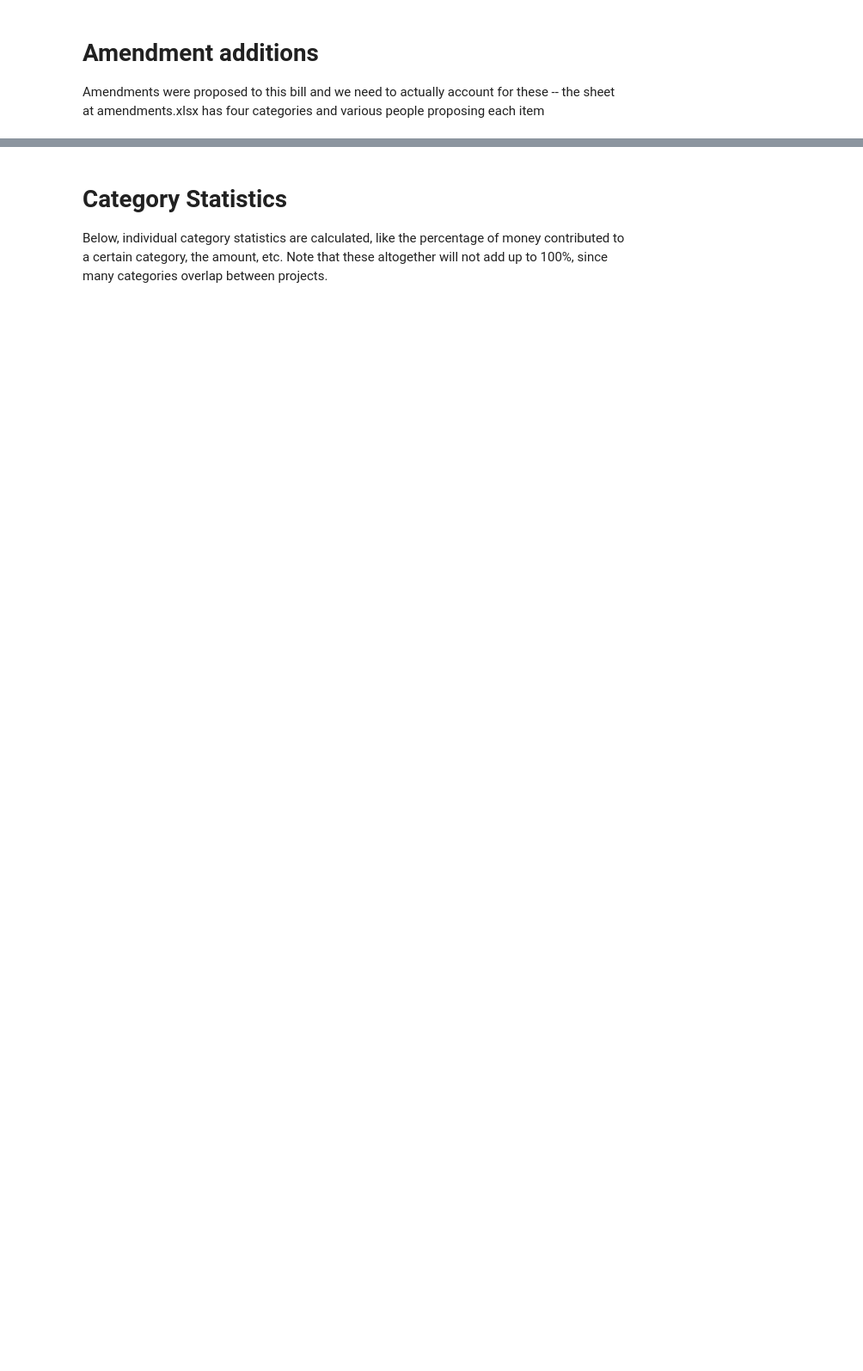
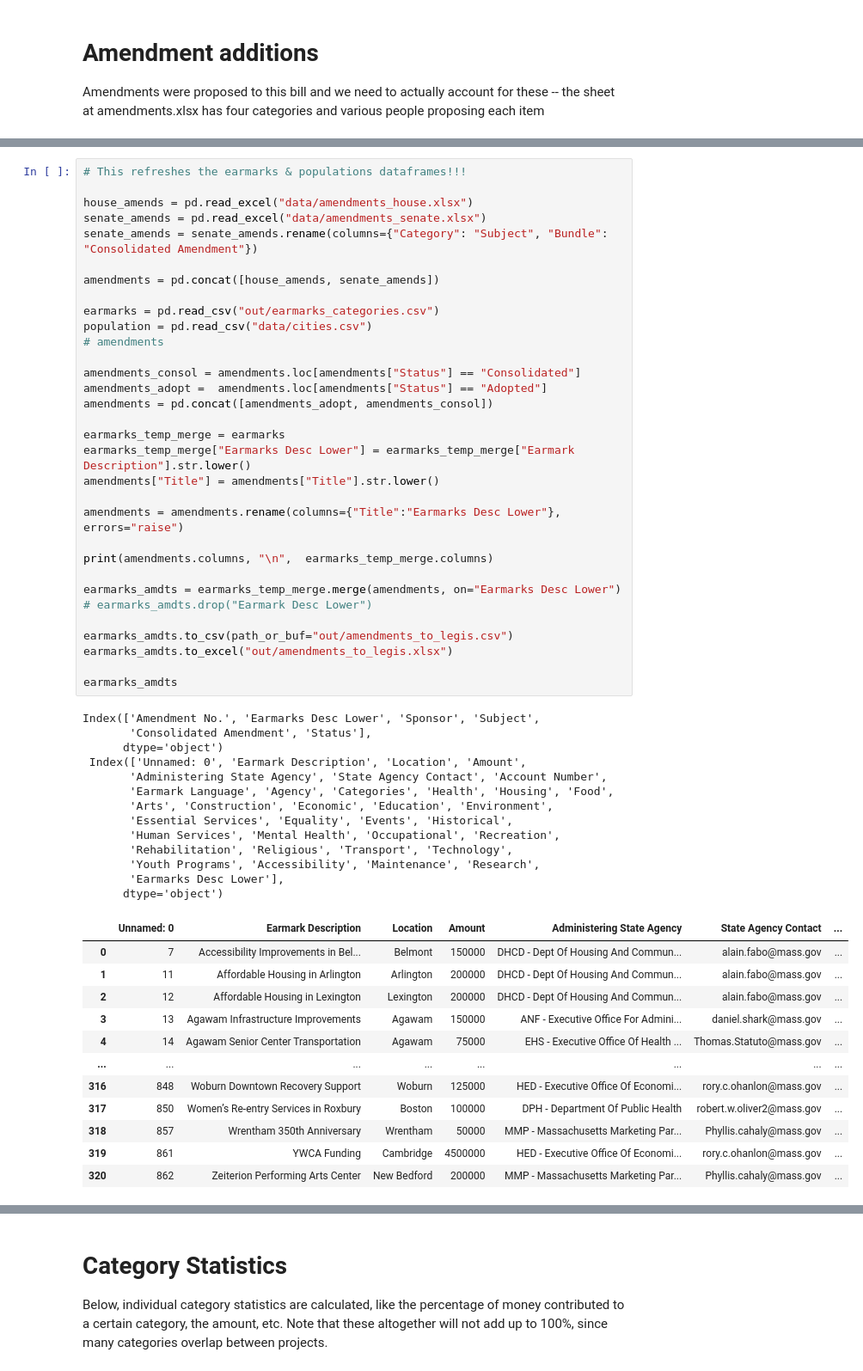
Before and after one commit to specificlanguage/gbh_earmarks, a Jupyter notebook: earmark_analysis.ipynb, the cells around one changed output, grey strips where cells are left out. Shown: that part at 86% size. Saved outputs shown, nothing was run; the diff lists cells and outputs as text; blank space fills up the shorter version.

```diff
--- a/earmark_analysis.ipynb
+++ b/earmark_analysis.ipynb
@@ -359,0 +331,58 @@ earmarks.merge(amendment_proposers, on="Earmark Description")
+# %%
+# This refreshes the earmarks & populations dataframes!!!
+
+house_amends = pd.read_excel("data/amendments_house.xlsx")
+senate_amends = pd.read_excel("data/amendments_senate.xlsx")
+senate_amends = senate_amends.rename(columns={"Category": "Subject", "Bundle": "Consolidated Amendment"})
+
+amendments = pd.concat([house_amends, senate_amends])
+
+earmarks = pd.read_csv("out/earmarks_categories.csv")
+population = pd.read_csv("data/cities.csv")
+# amendments
+
+amendments_consol = amendments.loc[amendments["Status"] == "Consolidated"]
+amendments_adopt =  amendments.loc[amendments["Status"] == "Adopted"]
+amendments = pd.concat([amendments_adopt, amendments_consol])
+
+earmarks_temp_merge = earmarks
+earmarks_temp_merge["Earmarks Desc Lower"] = earmarks_temp_merge["Earmark Description"].str.lower()
+amendments["Title"] = amendments["Title"].str.lower()
+
+amendments = amendments.rename(columns={"Title":"Earmarks Desc Lower"}, errors="raise")
+
+print(amendments.columns, "\n",  earmarks_temp_merge.columns)
+
+earmarks_amdts = earmarks_temp_merge.merge(amendments, on="Earmarks Desc Lower")
+# earmarks_amdts.drop("Earmark Desc Lower")
+
+earmarks_amdts.to_csv(path_or_buf="out/amendments_to_legis.csv")
+earmarks_amdts.to_excel("out/amendments_to_legis.xlsx")
+
+earmarks_amdts
+# %% [output]
+Index(['Amendment No.', 'Earmarks Desc Lower', 'Sponsor', 'Subject',
+       'Consolidated Amendment', 'Status'],
+      dtype='object')
+ Index(['Unnamed: 0', 'Earmark Description', 'Location', 'Amount',
+       'Administering State Agency', 'State Agency Contact', 'Account Number',
+       'Earmark Language', 'Agency', 'Categories', 'Health', 'Housing', 'Food',
+       'Arts', 'Construction', 'Economic', 'Education', 'Environment',
+       'Essential Services', 'Equality', 'Events', 'Historical',
+       'Human Services', 'Mental Health', 'Occupational', 'Recreation',
+       'Rehabilitation', 'Religious', 'Transport', 'Technology',
+       'Youth Programs', 'Accessibility', 'Maintenance', 'Research',
+       'Earmarks Desc Lower'],
+      dtype='object')
+|  | Unnamed: 0 | Earmark Description | Location | Amount | Administering State Agency | State Agency Contact | ... |
+| 0 | 7 | Accessibility Improvements in Bel... | Belmont | 150000 | DHCD - Dept Of Housing And Commun... | alain.fabo@mass.gov | ... |
+| 1 | 11 | Affordable Housing in Arlington | Arlington | 200000 | DHCD - Dept Of Housing And Commun... | alain.fabo@mass.gov | ... |
+| 2 | 12 | Affordable Housing in Lexington | Lexington | 200000 | DHCD - Dept Of Housing And Commun... | alain.fabo@mass.gov | ... |
+| 3 | 13 | Agawam Infrastructure Improvements | Agawam | 150000 | ANF - Executive Office For Admini... | daniel.shark@mass.gov | ... |
+| 4 | 14 | Agawam Senior Center Transportation | Agawam | 75000 | EHS - Executive Office Of Health ... | Thomas.Statuto@mass.gov | ... |
+| ... | ... | ... | ... | ... | ... | ... | ... |
+| 316 | 848 | Woburn Downtown Recovery Support | Woburn | 125000 | HED - Executive Office Of Economi... | rory.c.ohanlon@mass.gov | ... |
+| 317 | 850 | Women’s Re-entry Services in Roxbury | Boston | 100000 | DPH - Department Of Public Health | robert.w.oliver2@mass.gov | ... |
+| 318 | 857 | Wrentham 350th Anniversary | Wrentham | 50000 | MMP - Massachusetts Marketing Par... | Phyllis.cahaly@mass.gov | ... |
+| 319 | 861 | YWCA Funding | Cambridge | 4500000 | HED - Executive Office Of Economi... | rory.c.ohanlon@mass.gov | ... |
+| 320 | 862 | Zeiterion Performing Arts Center | New Bedford | 200000 | MMP - Massachusetts Marketing Par... | Phyllis.cahaly@mass.gov | ... |
```
Also changed, not shown: parts of 6 cells of this notebook, 6 other files.
